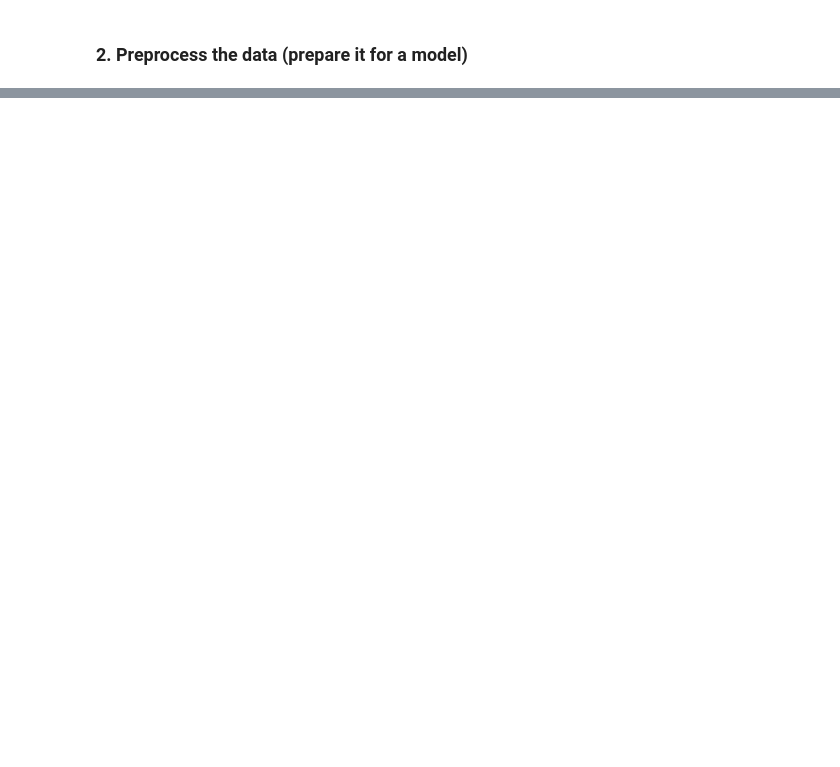
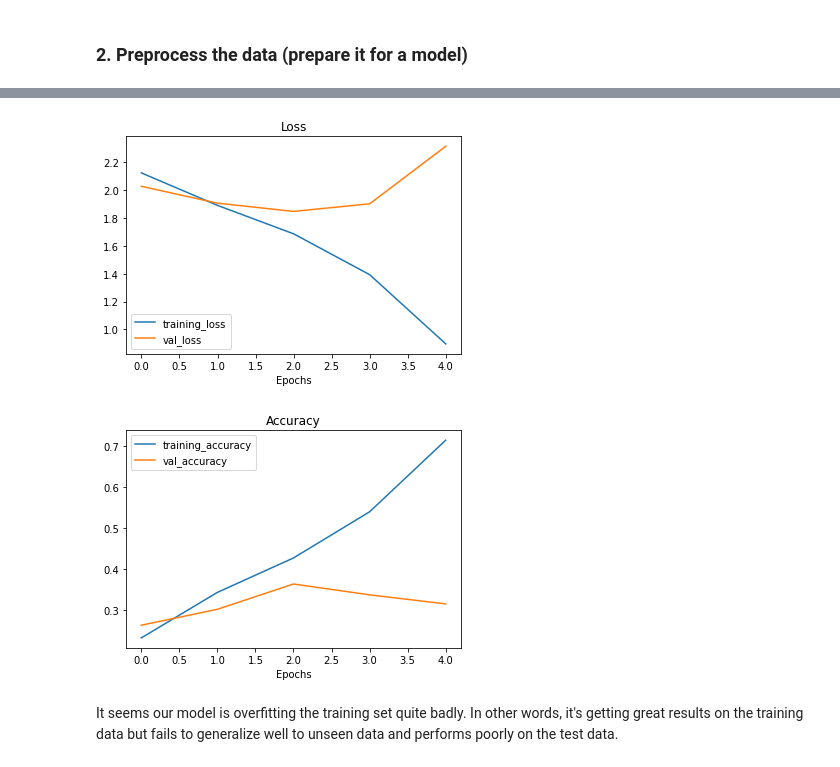
Before and after one commit to Nikitaion/TensorFlowLearning, a Jupyter notebook: 03_convolutional_neural_networks_in_tensorflow.ipynb, the cells around one changed output, grey strips where cells are left out. Drawn from its saved outputs; the diff is of its cells as text; code cells hidden in the pictures; blank space fills up the shorter version.

```diff
--- a/03_convolutional_neural_networks_in_tensorflow.ipynb
+++ b/03_convolutional_neural_networks_in_tensorflow.ipynb
@@ -1572,0 +1649,7 @@ from tensorflow.keras.preprocessing.image import ImageDataGenerator
+# %%
+# Fit the model
+history_8 = model_8.fit(train_data,
+                        epochs=5,
+                        steps_per_epoch=len(train_data),
+                        validation_data=test_data,
+                        validation_steps=len(test_data))
@@ -1572,0 +1680,36 @@ from tensorflow.keras.preprocessing.image import ImageDataGenerator
+# %%
+# Plot the validation and training data separately
+def plot_loss_curves(history):
+  """
+  Returns separate loss curves for training and validation metrics.
+  """
+  loss = history.history['loss']
+  val_loss = history.history['val_loss']
+
+  accuracy = history.history['accuracy']
+  val_accuracy = history.history['val_accuracy']
+
+  epochs = range(len(history.history['loss']))
+
+  # Plot loss
+  plt.plot(epochs, loss, label='training_loss')
+  plt.plot(epochs, val_loss, label='val_loss')
+  plt.title('Loss')
+  plt.xlabel('Epochs')
+  plt.legend()
+
+  # Plot accuracy
+  plt.figure()
+  plt.plot(epochs, accuracy, label='training_accuracy')
+  plt.plot(epochs, val_accuracy, label='val_accuracy')
+  plt.title('Accuracy')
+  plt.xlabel('Epochs')
+  plt.legend();
+# %%
+# Check out the model loss curves
+plot_loss_curves(history_8)
+# %% [output]
+[figure, added]
+[figure, added]
+# %% [markdown]
+It seems our model is overfitting the training set quite badly. In other words, it's getting great results on the training data but fails to generalize well to unseen data and performs poorly on the test data.
```
Also changed, not shown: parts of 47 cells of this notebook.
